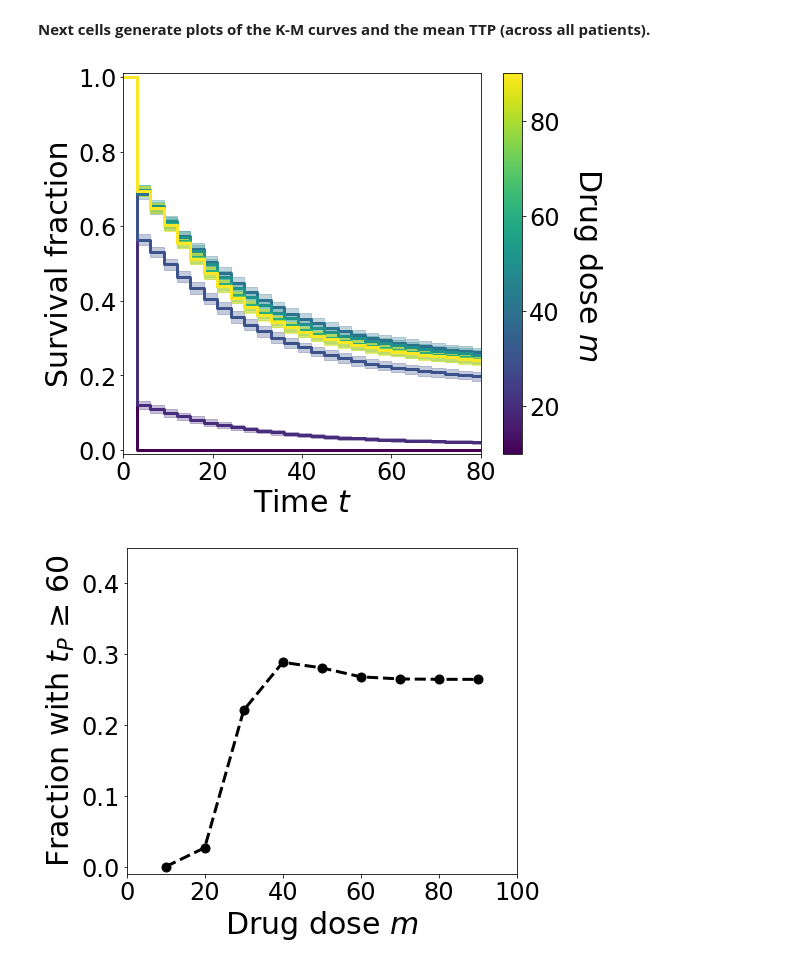
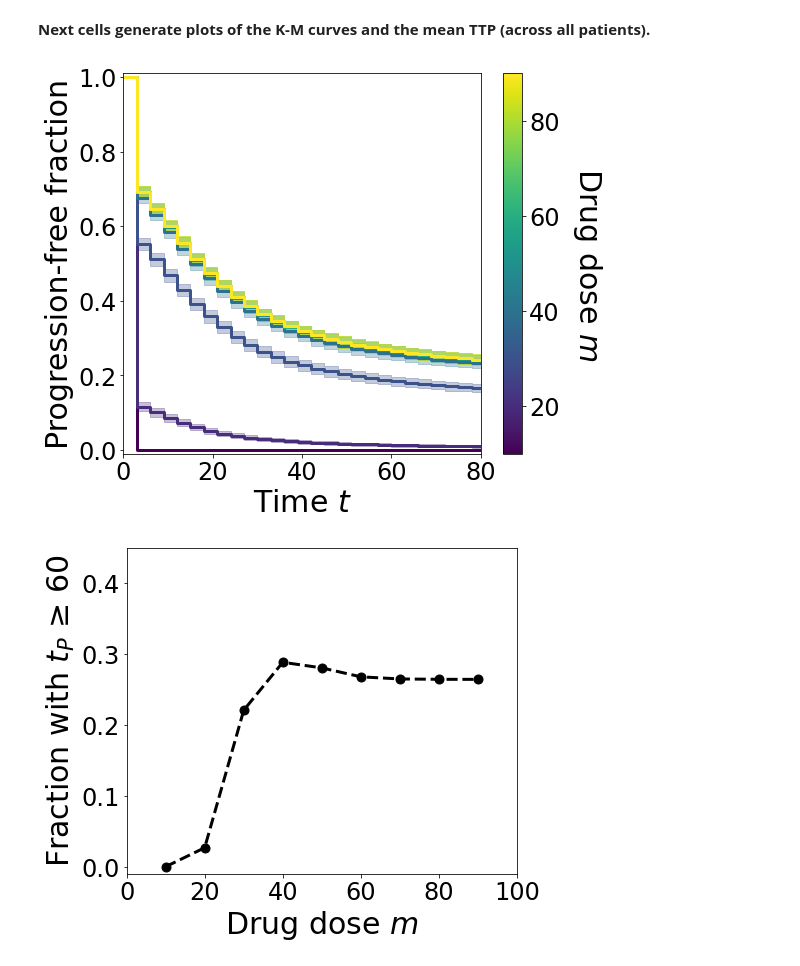
Before and after one commit to eeangelini/cancer-model-plots, a Jupyter notebook: Kaplan_Meier_ODEmodel.ipynb, the cells around one changed output. Saved outputs shown, nothing was run; the diff lists cells and outputs as text; code cells hidden in the pictures.

Commit message:
Update Kaplan_Meier_ODEmodel.ipynb
Updated y-axis labels on Kaplan-Meier curve plots

```diff
--- a/Kaplan_Meier_ODEmodel.ipynb
+++ b/Kaplan_Meier_ODEmodel.ipynb
@@ -25,7 +25,7 @@ tspan = np.linspace(0,tmax,len_tspan) # time span for KM curves
 param_dict = {'A': [50, 0.2], 'B': [10, 0.2], 'C': [50, 0.02], 'D': [10, 0.02]}
 
 # set string for case (A,B,C,D), get corresponding values of PSR & ESR (for saving figures/data)
-mycase = 'C'
+mycase = 'D'
 PSR, ESR = param_dict[mycase]
 # %% [markdown]
 <b> Only need to run the following six cells once for each case. After that, only need to load the appropriate .csv files. </b>
@@ -152,25 +152,25 @@ TTP_stdev = np.std(np.reshape(TTParray,(len(mvec),N*n_vpc)),axis = 1) # standard
 # %%
 fig = plt.figure(figsize=(8,7))
 
 colors = plt.cm.viridis(np.linspace(0,1,len(mvec)))
 
 for ii in range(len(mvec)):
     plt.step(tspan,KM_mean[ii,:],'-',label="m = "+str(mvec[ii]),where='post',color=colors[ii],linewidth=3)
     plt.fill_between(tspan, KM_mean[ii,:]-KM_stdev[ii,:], KM_mean[ii,:]+KM_stdev[ii,:], alpha=0.3,step='post',color=colors[ii]) # error bars
 
 #plt.legend()
 scalarmappaple = plt.cm.ScalarMappable(cmap=plt.cm.viridis)
 scalarmappaple.set_array(mvec)
 cbar = plt.colorbar(scalarmappaple)
 cbar.set_label('Drug dose $m$',rotation=270,labelpad=45)
-plt.ylabel(r"Survival fraction")
+plt.ylabel(r"Progression-free fraction")
 plt.xlabel(r"Time $t$")
 plt.ylim([-0.01,1.01])
 plt.xlim([0,80])
 plt.savefig('../manuscript/figures/individual/KM_mean_Case'+mycase+'.svg')
 plt.savefig('../manuscript/figures/individual/KM_mean_Case'+mycase+'.png',dpi=300)
 # %% [output]
-[figure, old version]
+[figure, new version]
 # %%
 idx = 20
 fig = plt.figure(figsize=(7,6))
```
